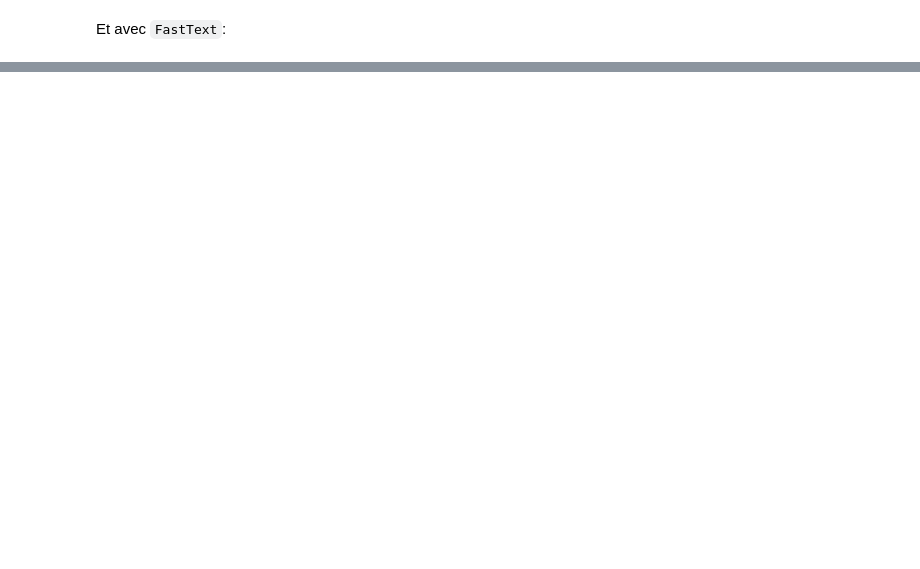
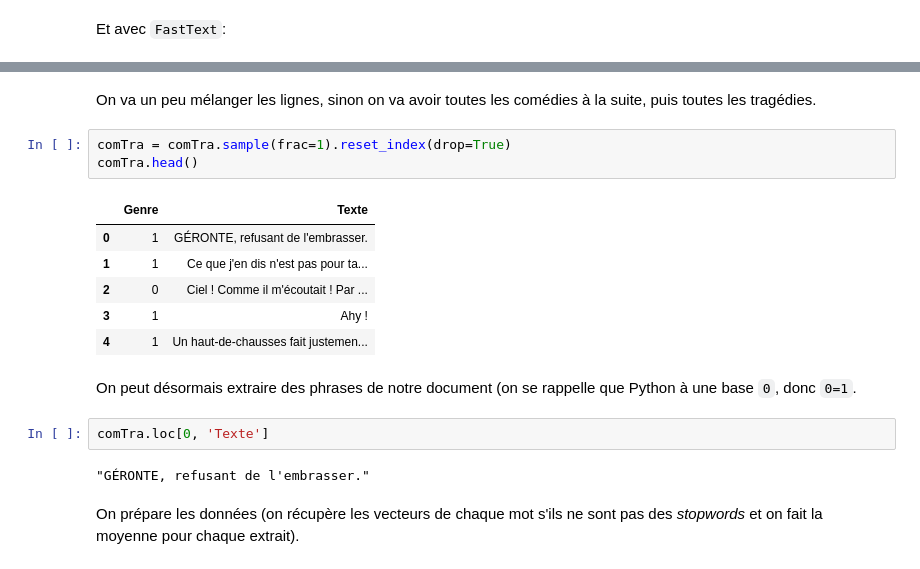
Before and after one commit to gabays/32M7131, a Jupyter notebook: Cours_05/Cours_05.ipynb, the cells around one changed output, grey strips where cells are left out. Saved outputs shown, nothing was run; the diff lists cells and outputs as text; blank space fills up the shorter version.

```diff
--- a/Cours_05/Cours_05.ipynb
+++ b/Cours_05/Cours_05.ipynb
@@ -537,0 +602,20 @@ Ces modèles de langue vont nous permettre d'améliorer la précision d'autres t
+# %% [markdown]
+On va un peu mélanger les lignes, sinon on va avoir toutes les comédies à la suite, puis toutes les tragédies.
+# %%
+comTra = comTra.sample(frac=1).reset_index(drop=True)
+comTra.head()
+# %% [output]
+|  | Genre | Texte |
+| 0 | 1 | GÉRONTE, refusant de l'embrasser. |
+| 1 | 1 | Ce que j'en dis n'est pas pour ta... |
+| 2 | 0 | Ciel ! Comme il m'écoutait ! Par ... |
+| 3 | 1 | Ahy ! |
+| 4 | 1 | Un haut-de-chausses fait justemen... |
+# %% [markdown]
+On peut désormais extraire des phrases de notre document (on se rappelle que Python à une base `0`, donc `0=1`.
+# %%
+comTra.loc[0, 'Texte']
+# %% [output]
+"GÉRONTE, refusant de l'embrasser."
+# %% [markdown]
+On prépare les données (on récupère les vecteurs de chaque mot s'ils ne sont pas des _stopwords_ et on fait la moyenne pour chaque extrait).
```
Also changed, not shown: parts of 42 cells of this notebook.
